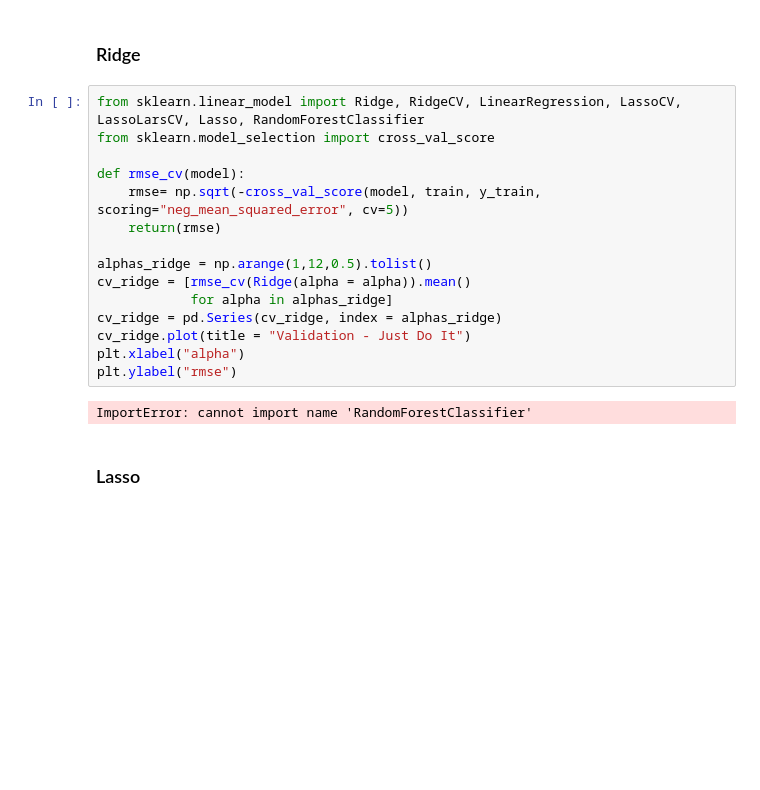
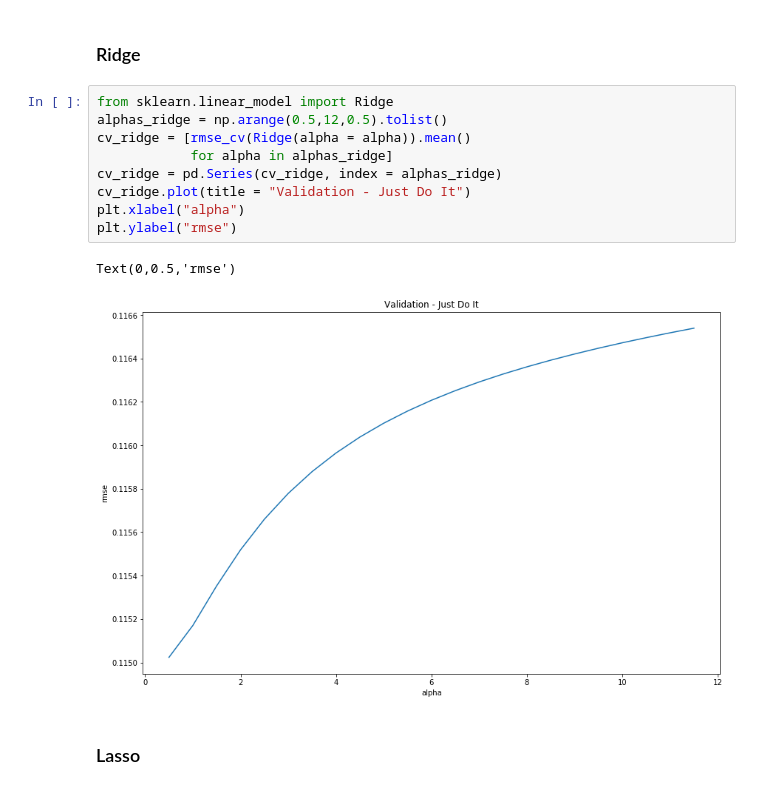
Before and after one commit to diogoflorencio/machine-learning, a Jupyter notebook: lab3/Previsão de Votação de Deputados.ipynb, the cells around one changed output. Cells and saved outputs as stored; diff of their text form; blank space fills up the shorter version.

```diff
--- a/lab3/Previsão de Votação de Deputados.ipynb
+++ b/lab3/Previsão de Votação de Deputados.ipynb
@@ -92,22 +116,17 @@ validation = pd.get_dummies(validation)
 # %% [markdown]
 ### Ridge
 # %%
-from sklearn.linear_model import Ridge, RidgeCV, LinearRegression, LassoCV, LassoLarsCV, Lasso, RandomForestClassifier
-from sklearn.model_selection import cross_val_score
-
-def rmse_cv(model):
-    rmse= np.sqrt(-cross_val_score(model, train, y_train, scoring="neg_mean_squared_error", cv=5))
-    return(rmse)
-
-alphas_ridge = np.arange(1,12,0.5).tolist()
+from sklearn.linear_model import Ridge
+alphas_ridge = np.arange(0.5,12,0.5).tolist()
 cv_ridge = [rmse_cv(Ridge(alpha = alpha)).mean()
             for alpha in alphas_ridge]
 cv_ridge = pd.Series(cv_ridge, index = alphas_ridge)
 cv_ridge.plot(title = "Validation - Just Do It")
 plt.xlabel("alpha")
 plt.ylabel("rmse")
 # %% [output]
-ImportError: cannot import name 'RandomForestClassifier'
+Text(0,0.5,'rmse')
+[figure, added]
 # %% [markdown]
 ### Lasso
 # %%
```
Also changed, not shown: parts of 10 cells of this notebook, 1 other file.
